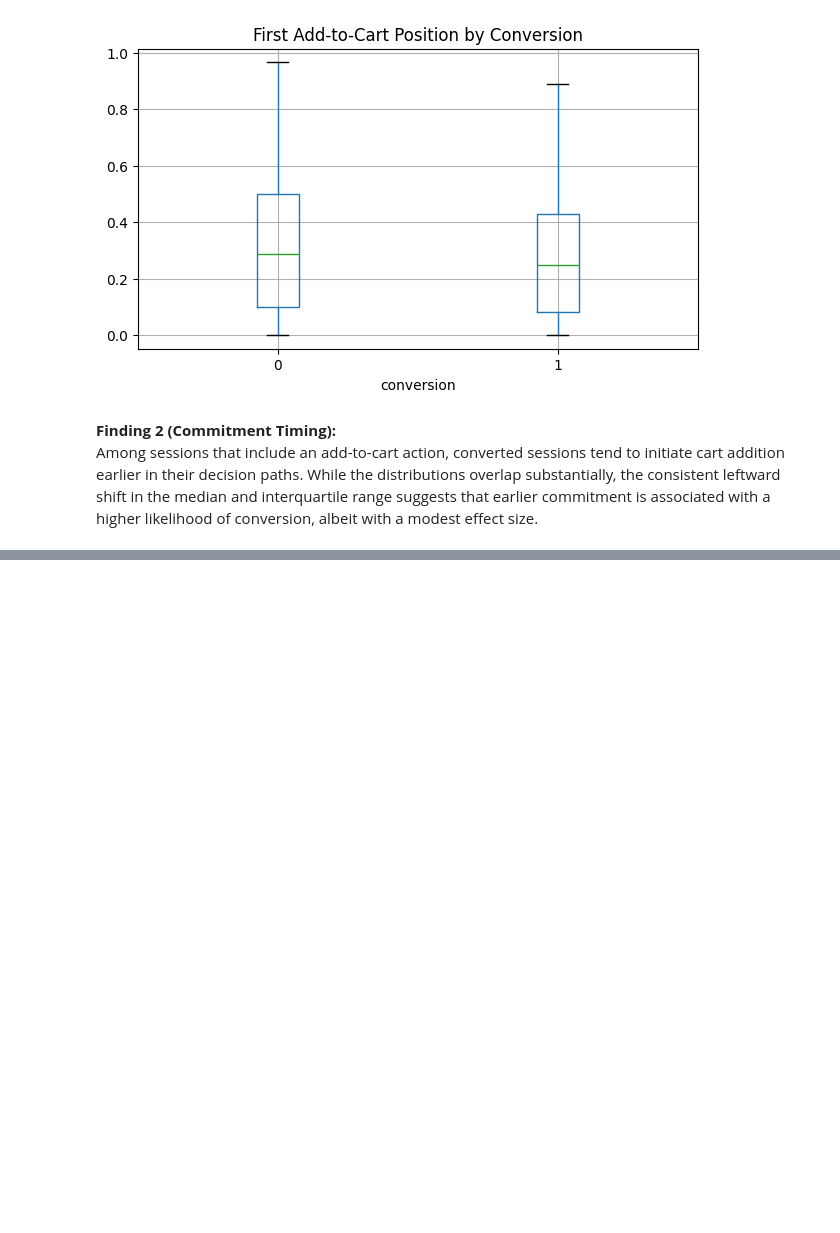
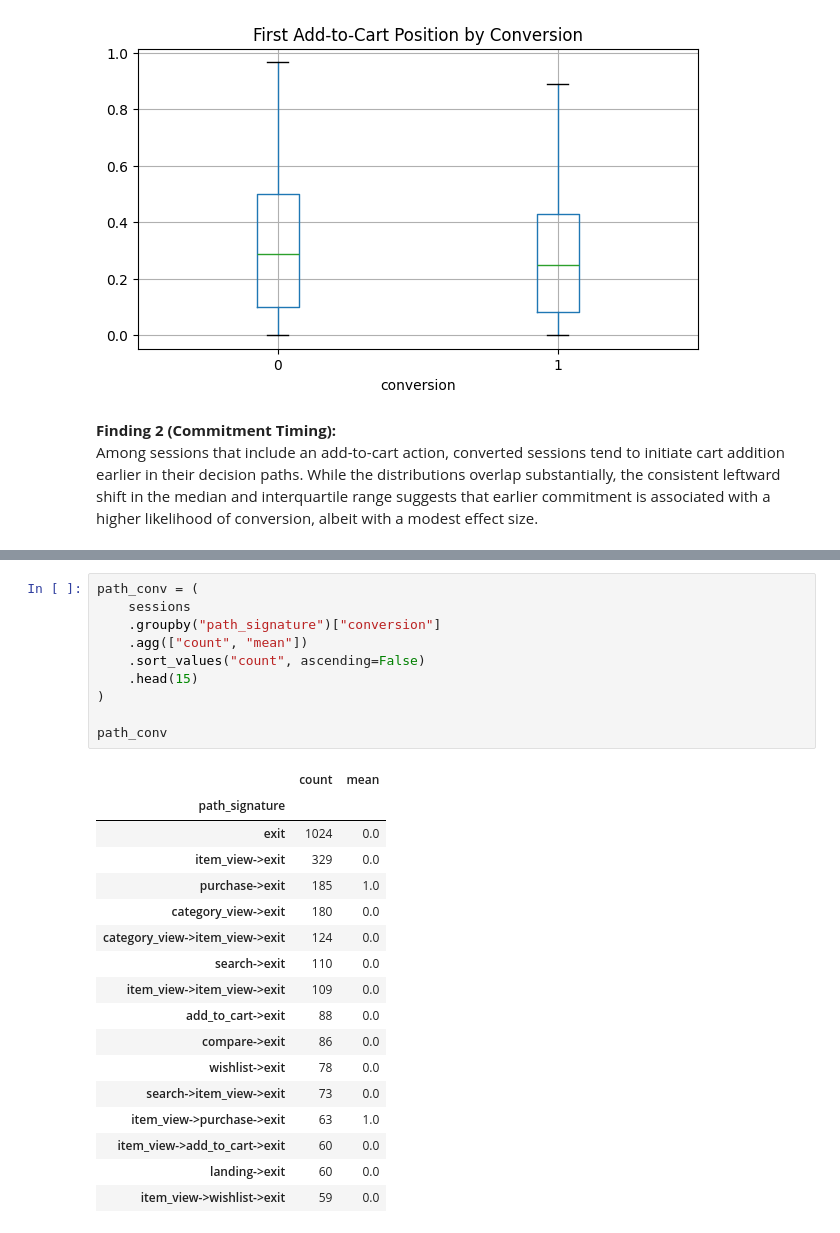
Before and after one commit to NoMooncake/behavior-state-modeling, a Jupyter notebook: notebooks/01_eda.ipynb, the cells around one changed output, grey strips where cells are left out. Cells and saved outputs as stored; diff of their text form; blank space fills up the shorter version.

Commit message:
Candidate Decision Path Prototypes

```diff
--- a/notebooks/01_eda.ipynb
+++ b/notebooks/01_eda.ipynb
@@ -164,0 +193,28 @@ Among sessions that include an add-to-cart action, converted sessions tend to in
+# %%
+path_conv = (
+    sessions
+    .groupby("path_signature")["conversion"]
+    .agg(["count", "mean"])
+    .sort_values("count", ascending=False)
+    .head(15)
+)
+
+path_conv
+# %% [output]
+|  | count | mean |
+| path_signature |  |  |
+| exit | 1024 | 0.0 |
+| item_view->exit | 329 | 0.0 |
+| purchase->exit | 185 | 1.0 |
+| category_view->exit | 180 | 0.0 |
+| category_view->item_view->exit | 124 | 0.0 |
+| search->exit | 110 | 0.0 |
+| item_view->item_view->exit | 109 | 0.0 |
+| add_to_cart->exit | 88 | 0.0 |
+| compare->exit | 86 | 0.0 |
+| wishlist->exit | 78 | 0.0 |
+| search->item_view->exit | 73 | 0.0 |
+| item_view->purchase->exit | 63 | 1.0 |
+| item_view->add_to_cart->exit | 60 | 0.0 |
+| landing->exit | 60 | 0.0 |
+| item_view->wishlist->exit | 59 | 0.0 |
```
Also changed, not shown: parts of 5 cells of this notebook.
